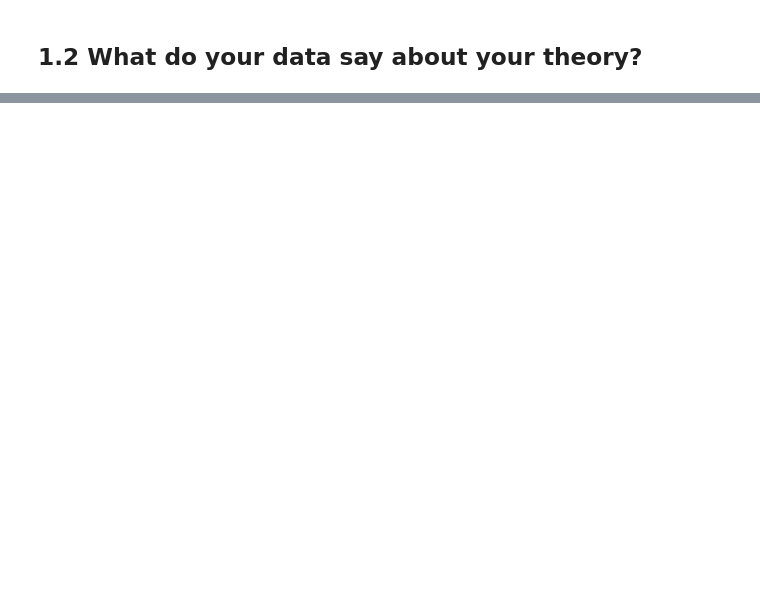
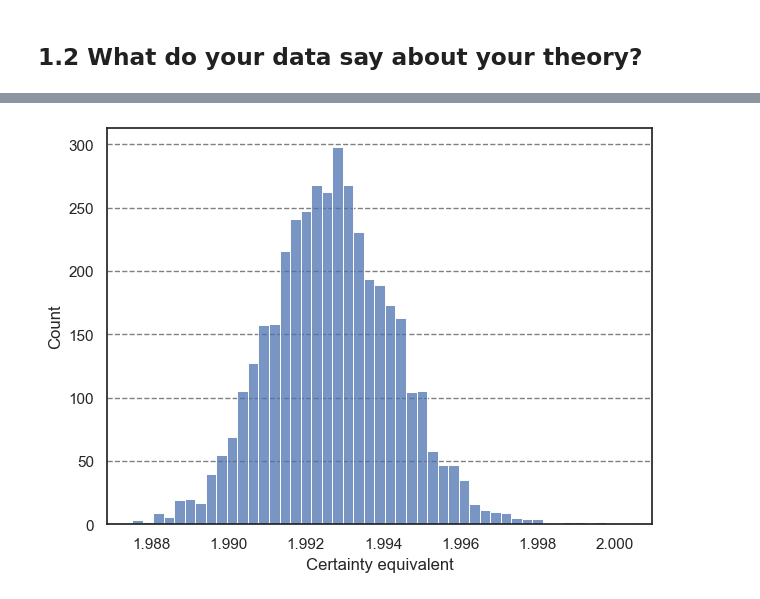
Before and after one commit to haihan-yu/structural_bayesian, a Jupyter notebook: Notebooks/chapter01.ipynb, the cells around one changed output, grey strips where cells are left out. Drawn from its saved outputs; the diff is of its cells as text; code cells hidden in the pictures; blank space fills up the shorter version.

```diff
--- a/Notebooks/chapter01.ipynb
+++ b/Notebooks/chapter01.ipynb
@@ -144,0 +233,26 @@ NameError: name 'n' is not defined
+# %%
+
+
+# Assuming 'r_samples' is an array containing your 'r' values from the Stan model
+df = pd.DataFrame({'r': r_samples})
+
+# Perform the calculation to create the 'C' column
+df['C'] = (0.7 * 2.5**(1 - df['r']) + 0.3 * 1**(1 - df['r']))**(1 / (1 - df['r']))
+
+# Set the seaborn white theme
+sns.set_theme(style='white')
+
+# Plot the histogram using seaborn
+sns.histplot(df['C'], kde=False)
+
+# Set the x-axis label
+plt.xlabel("Certainty equivalent")
+
+# Using matplotlib to apply a theme similar to theme_bw() in ggplot2
+plt.grid(axis='y', linestyle='--', color='gray')
+plt.tight_layout()
+
+# Show the plot
+plt.show()
+# %% [output]
+[figure, added]
```
Also changed, not shown: parts of 9 cells of this notebook, 5 other files.
